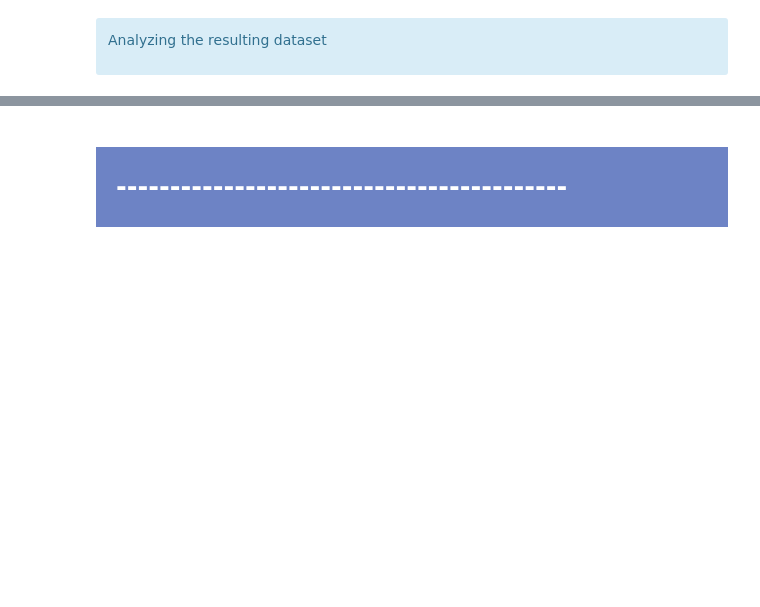
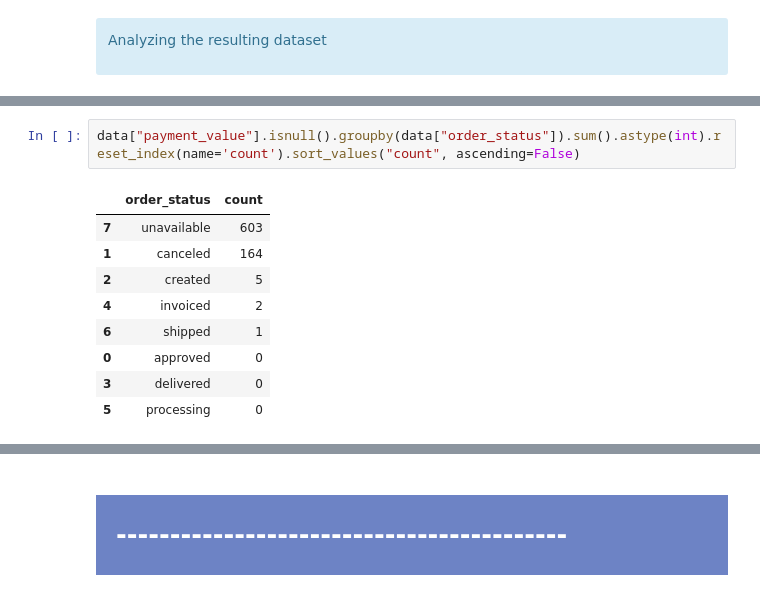
Before and after one commit to samirhinojosa/OC-P5-segment-customers-of-website, a Jupyter notebook: analysis_notebook.ipynb, the cells around one changed output, grey strips where cells are left out. Saved outputs shown, nothing was run; the diff lists cells and outputs as text; blank space fills up the shorter version.

Commit message:
analyzing order status

```diff
--- a/analysis_notebook.ipynb
+++ b/analysis_notebook.ipynb
@@ -1678,0 +1680,12 @@ data[data["order_status"].isin(["canceled", "processing", "created", "unavailabl
+# %%
+data["payment_value"].isnull().groupby(data["order_status"]).sum().astype(int).reset_index(name='count').sort_values("count", ascending=False)
+# %% [output]
+|  | order_status | count |
+| 7 | unavailable | 603 |
+| 1 | canceled | 164 |
+| 2 | created | 5 |
+| 4 | invoiced | 2 |
+| 6 | shipped | 1 |
+| 0 | approved | 0 |
+| 3 | delivered | 0 |
+| 5 | processing | 0 |
```
Also changed, not shown: parts of 21 cells of this notebook, 1 other file.
